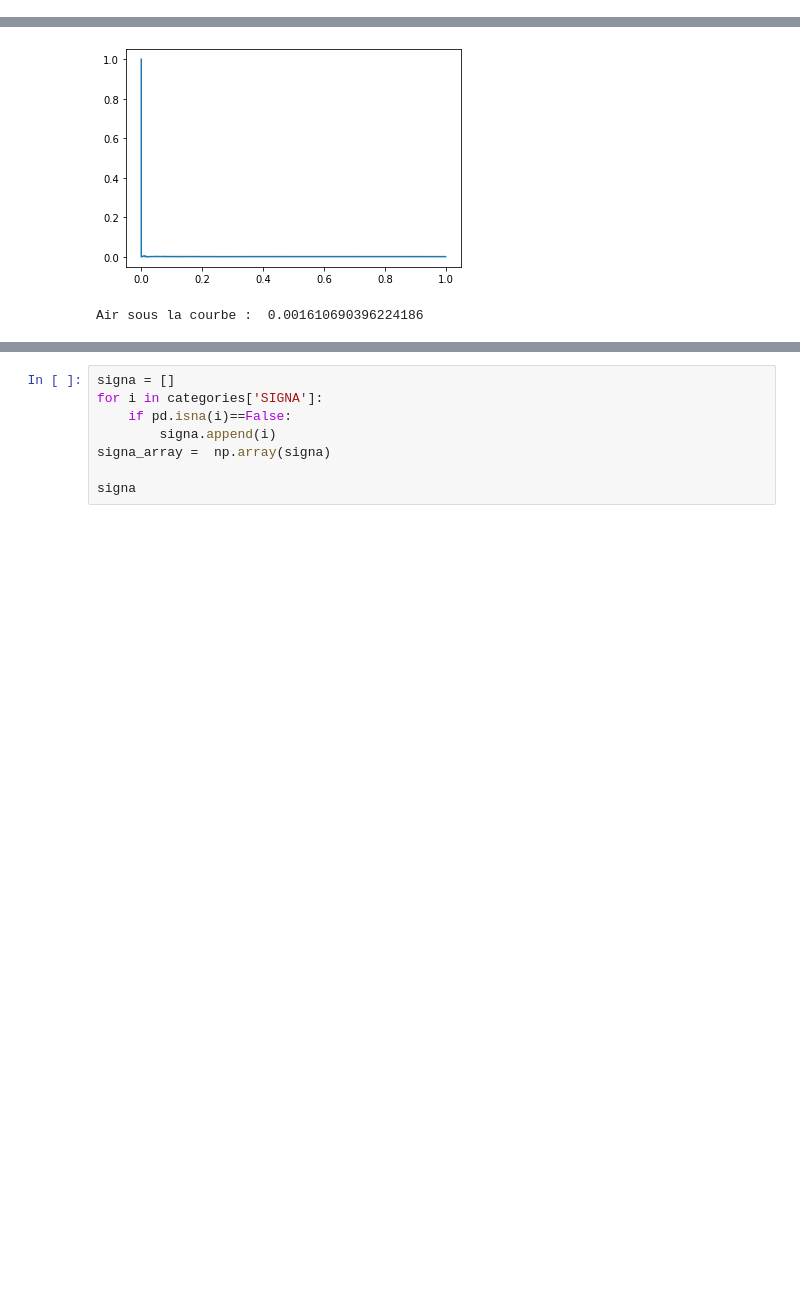
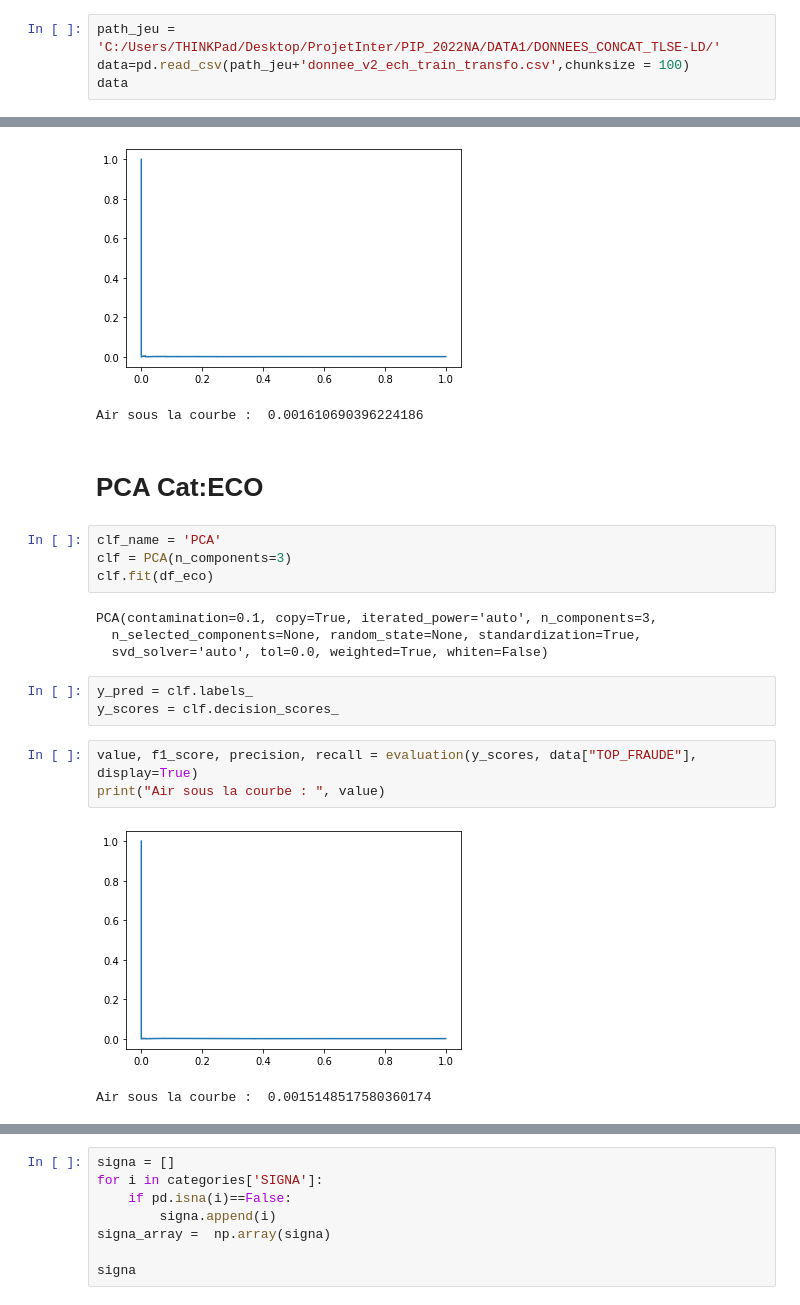
Before and after one commit to TheoVedis/ProjectInterPromo, a Jupyter notebook: dev/analyse_preliminaire/code/huishan/CategorieTest.ipynb, the cells around one changed output, grey strips where cells are left out. Drawn from its saved outputs; the diff is of its cells as text; blank space fills up the shorter version.

```diff
--- a/dev/analyse_preliminaire/code/huishan/CategorieTest.ipynb
+++ b/dev/analyse_preliminaire/code/huishan/CategorieTest.ipynb
@@ -6,3 +21,7 @@ import matplotlib.pyplot as plt
 # %%
 path_jeu = 'C:/Users/THINKPad/Desktop/ProjetInter/PIP_2022NA/DATA1/DONNEES_CONCAT_TLSE-LD/'
 data=pd.read_csv(path_jeu+'donnee_v2_ech_train_transfo.csv',nrows = 100000)
+# %%
+path_jeu = 'C:/Users/THINKPad/Desktop/ProjetInter/PIP_2022NA/DATA1/DONNEES_CONCAT_TLSE-LD/'
+data=pd.read_csv(path_jeu+'donnee_v2_ech_train_transfo.csv',chunksize = 100)
+data
@@ -322,3 +366,22 @@ print("Air sous la courbe : ", value)
 # %% [output]
 [figure]
 Air sous la courbe :  0.001610690396224186
+# %% [markdown]
+# PCA Cat:ECO
+# %%
+clf_name = 'PCA'
+clf = PCA(n_components=3)
+clf.fit(df_eco)
+# %% [output]
+PCA(contamination=0.1, copy=True, iterated_power='auto', n_components=3,
+  n_selected_components=None, random_state=None, standardization=True,
+  svd_solver='auto', tol=0.0, weighted=True, whiten=False)
+# %%
+y_pred = clf.labels_
+y_scores = clf.decision_scores_
+# %%
+value, f1_score, precision, recall = evaluation(y_scores, data["TOP_FRAUDE"], display=True)
+print("Air sous la courbe : ", value)
+# %% [output]
+[figure, added]
+Air sous la courbe :  0.0015148517580360174
```
Also changed, not shown: parts of 88 cells of this notebook.
